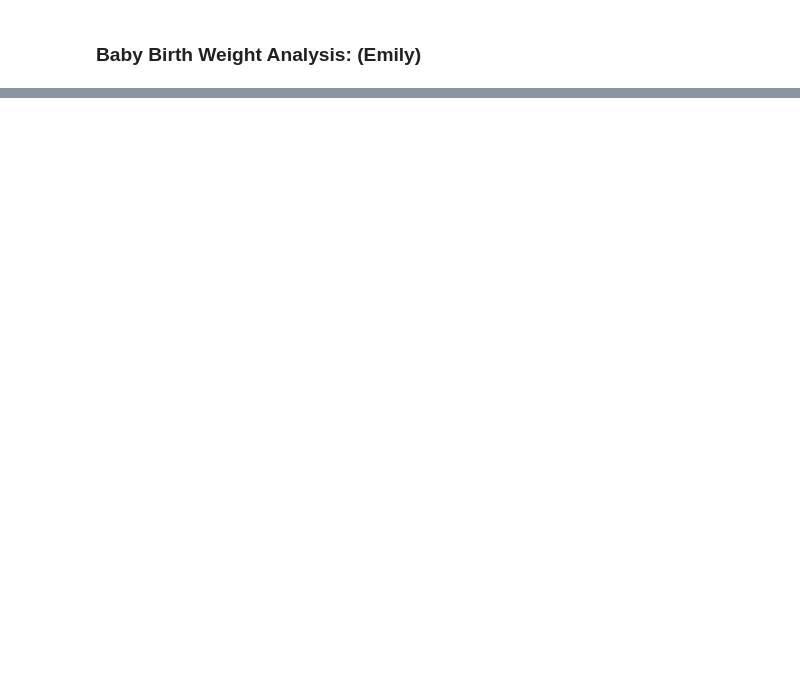
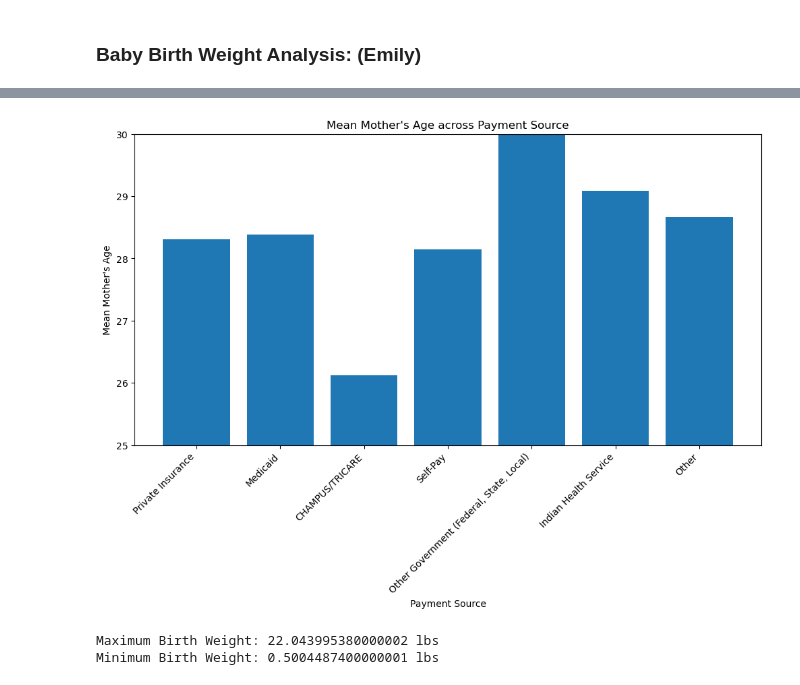
Before and after one commit to bandaexpress/project_rose, a Jupyter notebook: Combined_Notebook.ipynb, the cells around one changed output, grey strips where cells are left out. Cells and saved outputs as stored; diff of their text form; code cells hidden in the pictures; blank space fills up the shorter version.

```diff
--- a/Combined_Notebook.ipynb
+++ b/Combined_Notebook.ipynb
@@ -104,0 +475,25 @@ plt.scatter(weight, payment)
+# %%
+#plotting the mean age across payment source
+plt.figure(figsize=(12, 6))
+payment_source_values = clean_births_df['Payment Source'].unique()
+mean_mother_age_values = clean_births_df.groupby('Payment Source')["Mother's Age"].mean()
+plt.bar(payment_source_values, mean_mother_age_values)
+plt.title("Mean Mother's Age across Payment Source")
+plt.xlabel("Payment Source")
+plt.ylabel("Mean Mother's Age")
+plt.ylim(25, 30)  # Set Y-axis range from 25 to 30
+plt.xticks(rotation=45, ha="right")  # Rotate x-axis labels
+plt.savefig('visuals/mother_age_vs_payment_source.png')  # Save the plot as a PNG file
+plt.show()#fig 1
+# %% [output]
+[figure, added]
+# %%
+# Find the maximum and minimum values of "Birth Weight (lbs)"
+max_birth_weight = clean_births_df['Birth Weight (lbs)'].max()
+min_birth_weight = clean_births_df['Birth Weight (lbs)'].min()
+
+print(f"Maximum Birth Weight: {max_birth_weight} lbs")
+print(f"Minimum Birth Weight: {min_birth_weight} lbs")
+# %% [output]
+Maximum Birth Weight: 22.043995380000002 lbs
+Minimum Birth Weight: 0.5004487400000001 lbs
```
Also changed, not shown: parts of 39 cells of this notebook, 10 other files.
